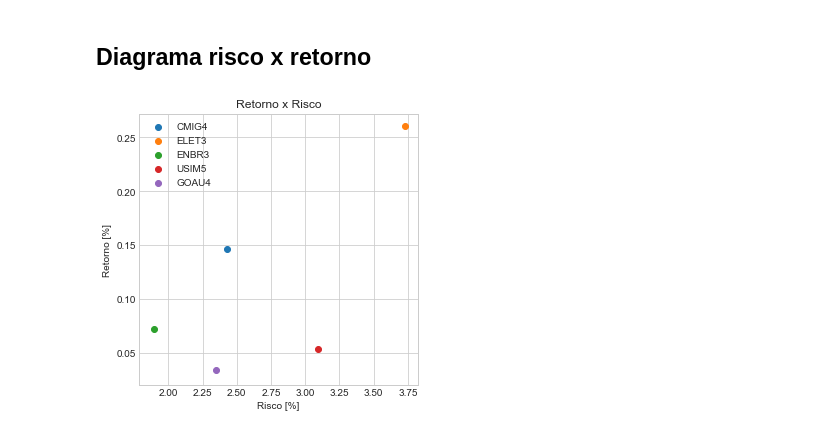
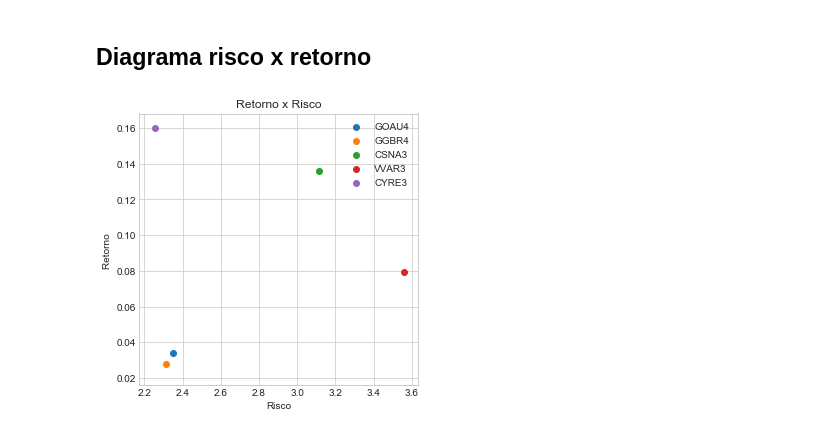
Before and after one commit to AlgotradingQueLucra/Trabalho-1, a Jupyter notebook: Primeira_2BAtividade_2BPr_C3_A1tica_2BAvaliativa.ipynb, the cells around one changed output. Cells and saved outputs as stored; diff of their text form; code cells hidden in the pictures.

```diff
--- a/Primeira_2BAtividade_2BPr_C3_A1tica_2BAvaliativa.ipynb
+++ b/Primeira_2BAtividade_2BPr_C3_A1tica_2BAvaliativa.ipynb
@@ -587,7 +624,7 @@ import numpy as np
 from pandas.plotting import register_matplotlib_converters
 register_matplotlib_converters()
 
-acoes=['CMIG4','ELET3','ENBR3','USIM5','GOAU4']
+acoes=['GOAU4','GGBR4','CSNA3','VVAR3','CYRE3']
 
 
 def download_acao_m(ticker,data_inicio,data_fim):
@@ -751,13 +788,13 @@ for acao in acoes:
 # %%
 fig, ax = plt.subplots(1, 1, figsize=(5, 5))
 for acao in acoes_df:
     ax.set_title('Retorno x Risco')
-    ax.set_ylabel("Retorno [%]")
-    ax.set_xlabel("Risco [%]")
+    ax.set_ylabel("Retorno ")
+    ax.set_xlabel("Risco")
     ax.scatter(np.std(acao[1]['Retorno']),np.mean(acao[1]['Retorno']), label=acao[0])
     ax.legend()
 # %% [output]
-[figure, old version]
+[figure, new version]
 # %%
 retorno_acoes = pd.DataFrame()
 for acao in acoes_df:
```
Also changed, not shown: parts of 15 cells of this notebook.
